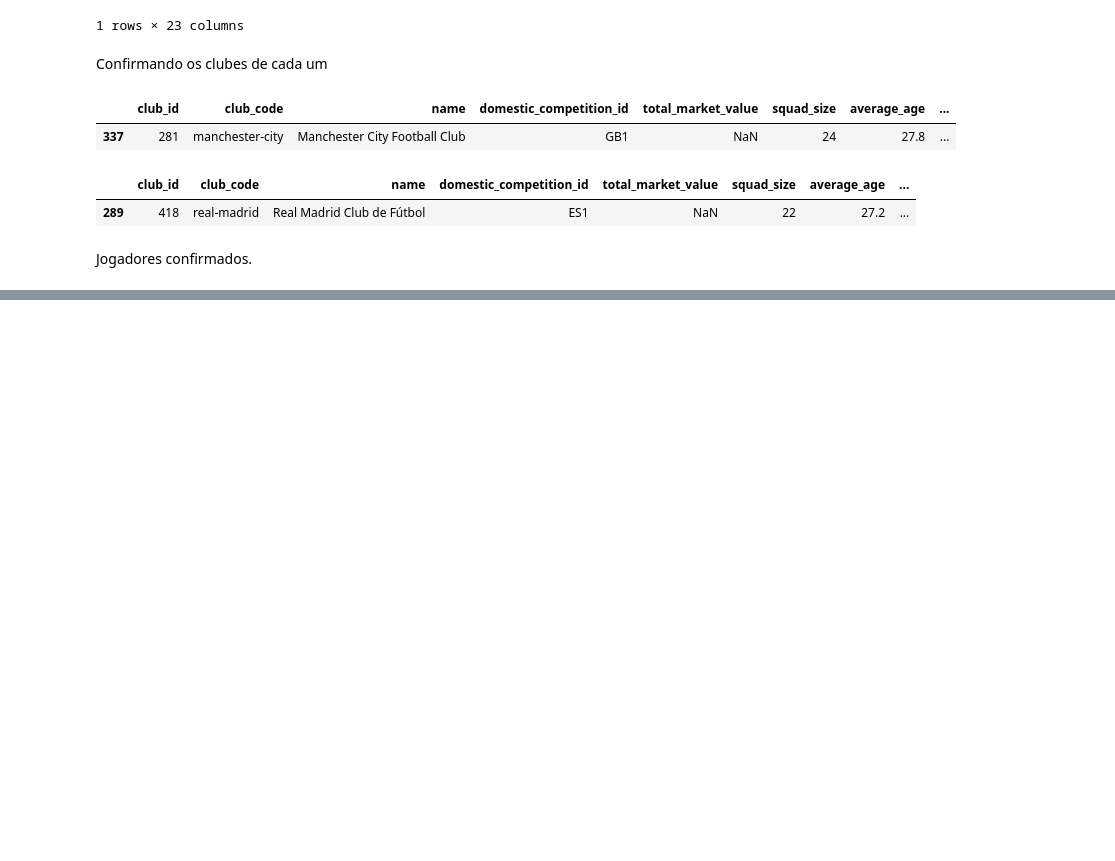
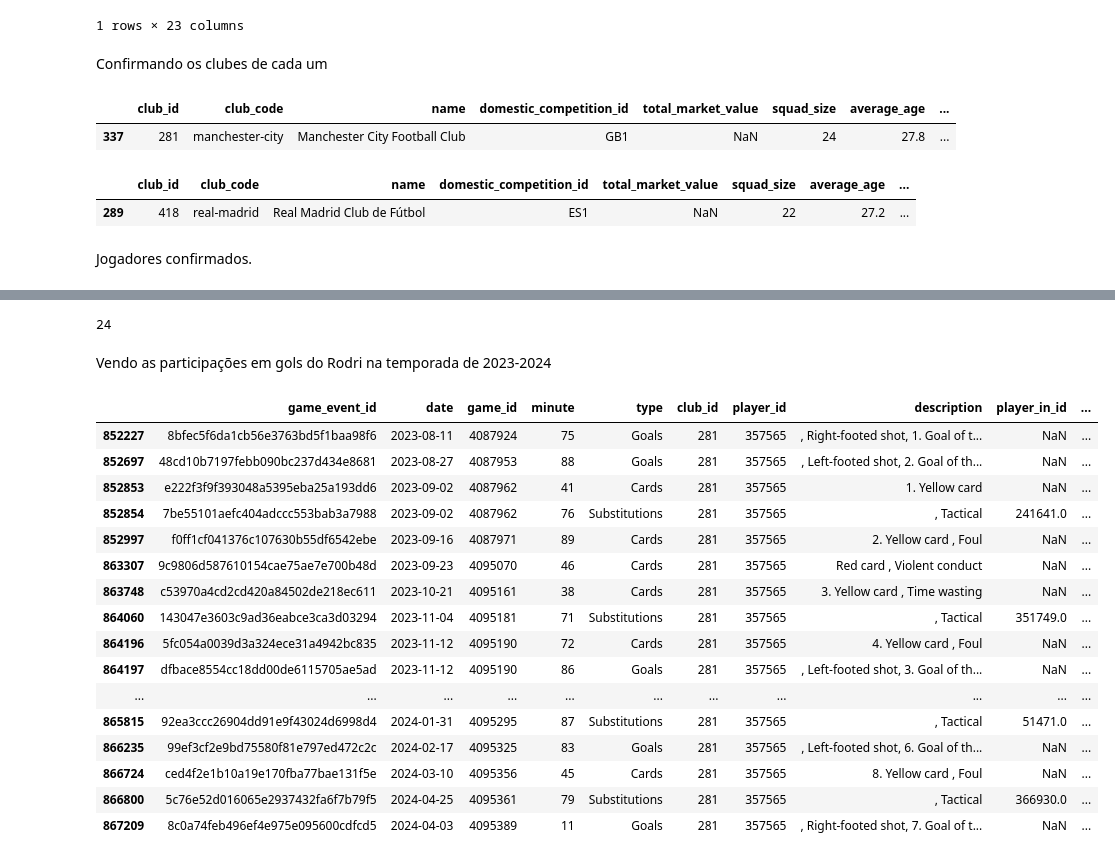
Before and after one commit to felipsants/trabalho-final-org_dados, a Jupyter notebook: datasets/EDA.ipynb, the cells around one changed output, grey strips where cells are left out. Cells and saved outputs as stored; diff of their text form; code cells hidden in the pictures; blank space fills up the shorter version.

```diff
--- a/datasets/EDA.ipynb
+++ b/datasets/EDA.ipynb
@@ -91,0 +137,37 @@ Jogadores confirmados.
+# %%
+num_gols_vini = len(gols_vini)
+print(num_gols_vini)
+# %% [output]
+24
+# %% [markdown]
+Vendo as participações em gols do Rodri na temporada de 2023-2024
+# %%
+# Definindo o intervalo de datas
+start_date = '2023-08-01'
+end_date = '2024-07-31'
+
+# Filtrar os eventos de Rodri dentro desse intervalo de tempo
+events_rodri = games_events_df[(games_events_df["player_id"] == id_rodri) &
+                                (games_events_df["date"] >= start_date) &
+                                (games_events_df["date"] <= end_date)]
+
+# Exibir os primeiros 20 eventos filtrados
+events_rodri.head(20)
+# %% [output]
+|  | game_event_id | date | game_id | minute | type | club_id | player_id | description | player_in_id | ... |
+| 852227 | 8bfec5f6da1cb56e3763bd5f1baa98f6 | 2023-08-11 | 4087924 | 75 | Goals | 281 | 357565 | , Right-footed shot, 1. Goal of t... | NaN | ... |
+| 852697 | 48cd10b7197febb090bc237d434e8681 | 2023-08-27 | 4087953 | 88 | Goals | 281 | 357565 | , Left-footed shot, 2. Goal of th... | NaN | ... |
+| 852853 | e222f3f9f393048a5395eba25a193dd6 | 2023-09-02 | 4087962 | 41 | Cards | 281 | 357565 | 1. Yellow card | NaN | ... |
+| 852854 | 7be55101aefc404adccc553bab3a7988 | 2023-09-02 | 4087962 | 76 | Substitutions | 281 | 357565 | , Tactical | 241641.0 | ... |
+| 852997 | f0ff1cf041376c107630b55df6542ebe | 2023-09-16 | 4087971 | 89 | Cards | 281 | 357565 | 2. Yellow card , Foul | NaN | ... |
+| 863307 | 9c9806d587610154cae75ae7e700b48d | 2023-09-23 | 4095070 | 46 | Cards | 281 | 357565 | Red card , Violent conduct | NaN | ... |
+| 863748 | c53970a4cd2cd420a84502de218ec611 | 2023-10-21 | 4095161 | 38 | Cards | 281 | 357565 | 3. Yellow card , Time wasting | NaN | ... |
+| 864060 | 143047e3603c9ad36eabce3ca3d03294 | 2023-11-04 | 4095181 | 71 | Substitutions | 281 | 357565 | , Tactical | 351749.0 | ... |
+| 864196 | 5fc054a0039d3a324ece31a4942bc835 | 2023-11-12 | 4095190 | 72 | Cards | 281 | 357565 | 4. Yellow card , Foul | NaN | ... |
+| 864197 | dfbace8554cc18dd00de6115705ae5ad | 2023-11-12 | 4095190 | 86 | Goals | 281 | 357565 | , Left-footed shot, 3. Goal of th... | NaN | ... |
+| ... | ... | ... | ... | ... | ... | ... | ... | ... | ... | ... |
+| 865815 | 92ea3ccc26904dd91e9f43024d6998d4 | 2024-01-31 | 4095295 | 87 | Substitutions | 281 | 357565 | , Tactical | 51471.0 | ... |
+| 866235 | 99ef3cf2e9bd75580f81e797ed472c2c | 2024-02-17 | 4095325 | 83 | Goals | 281 | 357565 | , Left-footed shot, 6. Goal of th... | NaN | ... |
+| 866724 | ced4f2e1b10a19e170fba77bae131f5e | 2024-03-10 | 4095356 | 45 | Cards | 281 | 357565 | 8. Yellow card , Foul | NaN | ... |
+| 866800 | 5c76e52d016065e2937432fa6f7b79f5 | 2024-04-25 | 4095361 | 79 | Substitutions | 281 | 357565 | , Tactical | 366930.0 | ... |
+| 867209 | 8c0a74feb496ef4e975e095600cdfcd5 | 2024-04-03 | 4095389 | 11 | Goals | 281 | 357565 | , Right-footed shot, 7. Goal of t... | NaN | ... |
```
Also changed, not shown: parts of 12 cells of this notebook.
